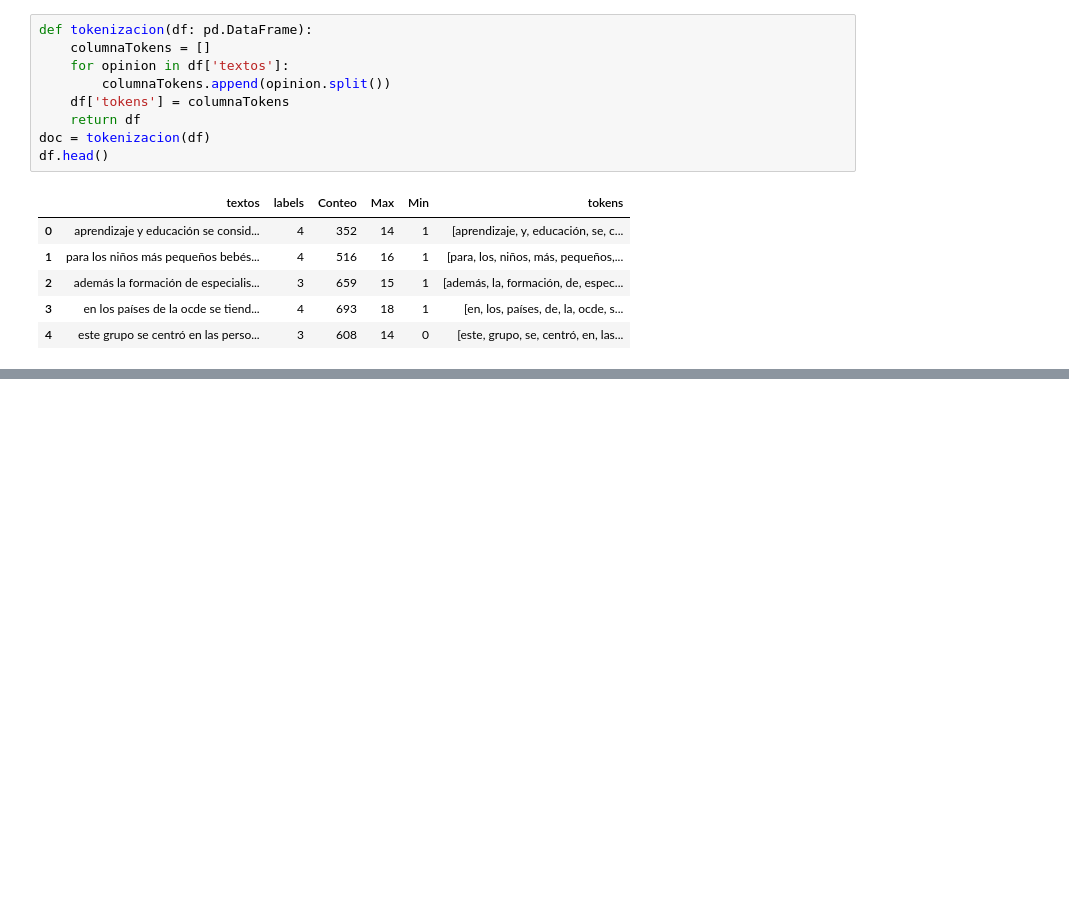
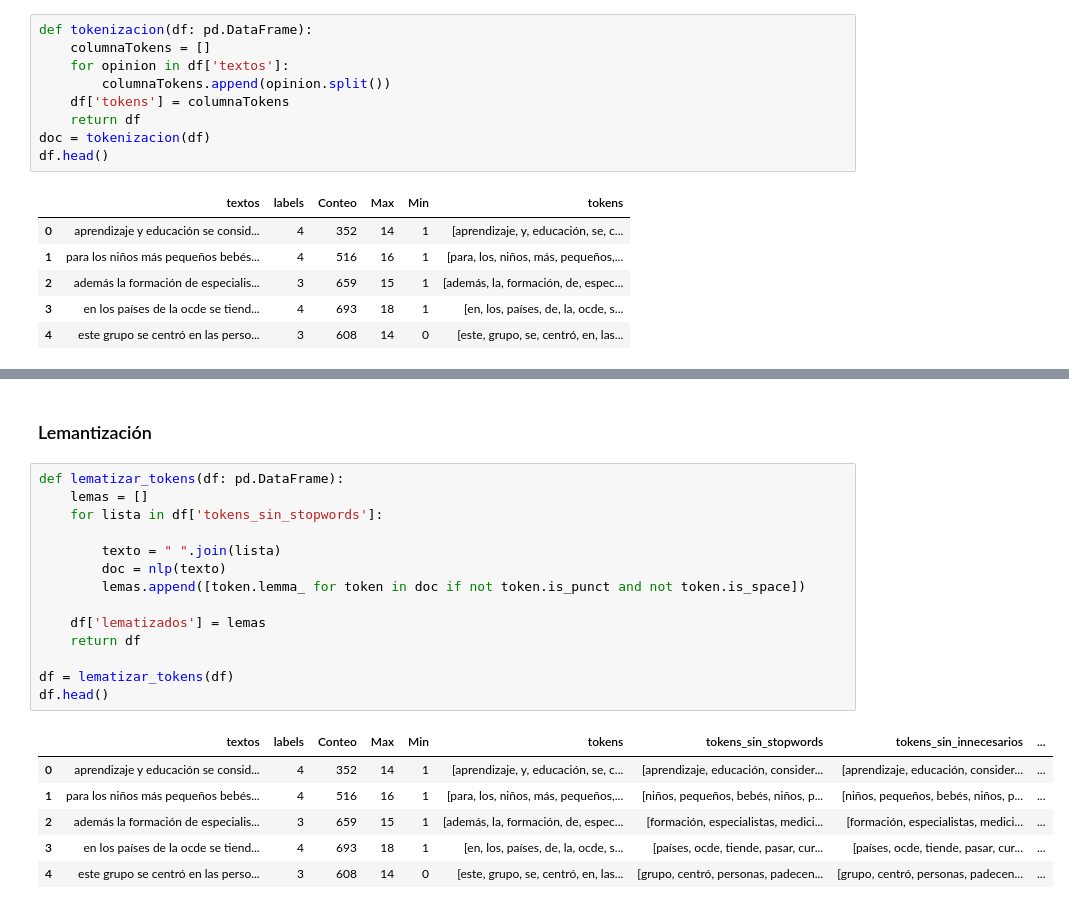
Before and after one commit to Trabajos-BI/Proyecto-1, a Jupyter notebook: Nano.ipynb, the cells around one changed output, grey strips where cells are left out. Saved outputs shown, nothing was run; the diff lists cells and outputs as text; blank space fills up the shorter version.

```diff
--- a/Nano.ipynb
+++ b/Nano.ipynb
@@ -268,0 +291,23 @@ df.head()
+# %% [markdown]
+### Lemantización
+# %%
+def lematizar_tokens(df: pd.DataFrame):
+    lemas = []
+    for lista in df['tokens_sin_stopwords']:
+
+        texto = " ".join(lista)
+        doc = nlp(texto)
+        lemas.append([token.lemma_ for token in doc if not token.is_punct and not token.is_space])
+
+    df['lematizados'] = lemas
+    return df
+
+df = lematizar_tokens(df)
+df.head()
+# %% [output]
+|  | textos | labels | Conteo | Max | Min | tokens | tokens_sin_stopwords | tokens_sin_innecesarios | ... |
+| 0 | aprendizaje y educación se consid... | 4 | 352 | 14 | 1 | [aprendizaje, y, educación, se, c... | [aprendizaje, educación, consider... | [aprendizaje, educación, consider... | ... |
+| 1 | para los niños más pequeños bebés... | 4 | 516 | 16 | 1 | [para, los, niños, más, pequeños,... | [niños, pequeños, bebés, niños, p... | [niños, pequeños, bebés, niños, p... | ... |
+| 2 | además la formación de especialis... | 3 | 659 | 15 | 1 | [además, la, formación, de, espec... | [formación, especialistas, medici... | [formación, especialistas, medici... | ... |
+| 3 | en los países de la ocde se tiend... | 4 | 693 | 18 | 1 | [en, los, países, de, la, ocde, s... | [países, ocde, tiende, pasar, cur... | [países, ocde, tiende, pasar, cur... | ... |
+| 4 | este grupo se centró en las perso... | 3 | 608 | 14 | 0 | [este, grupo, se, centró, en, las... | [grupo, centró, personas, padecen... | [grupo, centró, personas, padecen... | ... |
```
Also changed, not shown: parts of 2 cells of this notebook.
